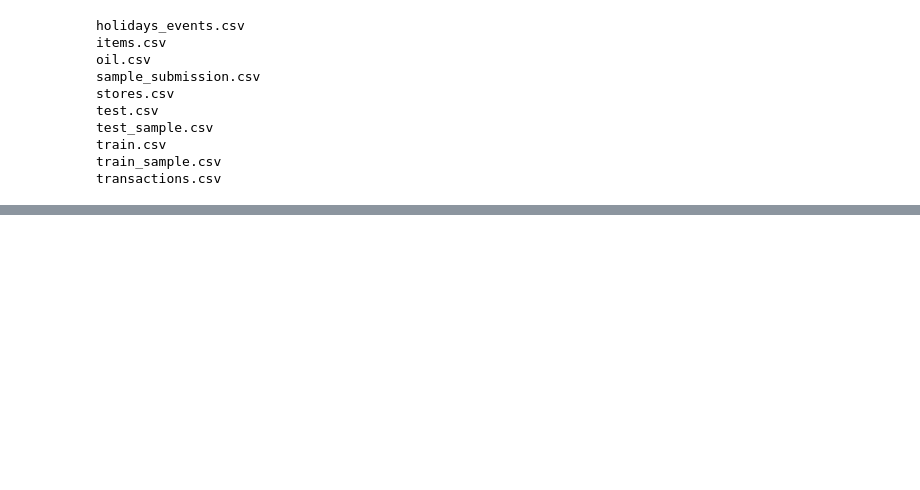
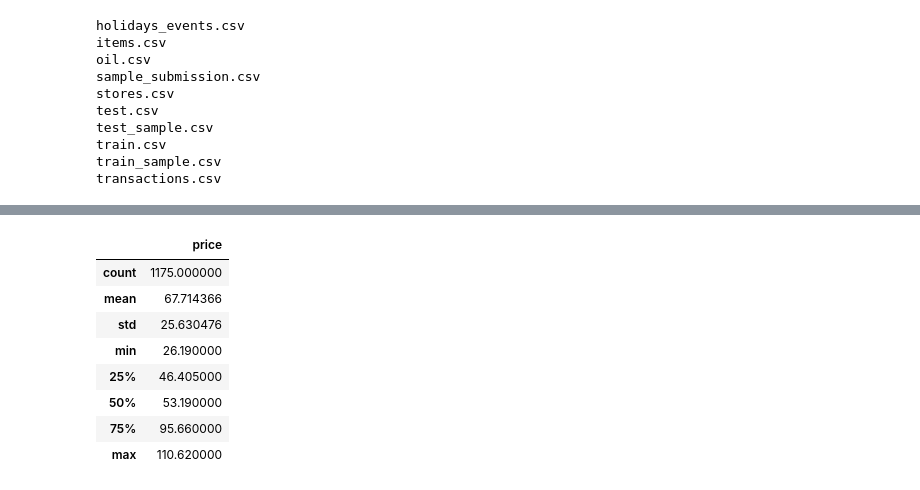
Before and after one commit to jandress94/grocery_sales, a Jupyter notebook: exploration/exploration.ipynb, the cells around one changed output, grey strips where cells are left out. Drawn from its saved outputs; the diff is of its cells as text; code cells hidden in the pictures; blank space fills up the shorter version.

```diff
--- a/exploration/exploration.ipynb
+++ b/exploration/exploration.ipynb
@@ -129,0 +188,13 @@ train_df[train_df.unit_sales < 0].unit_sales.apply(lambda x: -x).plot.hist(bins
+# %%
+# some basic stats about the oil prices
+oil_df.describe()
+# %% [output]
+|  | price |
+| count | 1175.000000 |
+| mean | 67.714366 |
+| std | 25.630476 |
+| min | 26.190000 |
+| 25% | 46.405000 |
+| 50% | 53.190000 |
+| 75% | 95.660000 |
+| max | 110.620000 |
```
Also changed, not shown: parts of 22 cells of this notebook.
